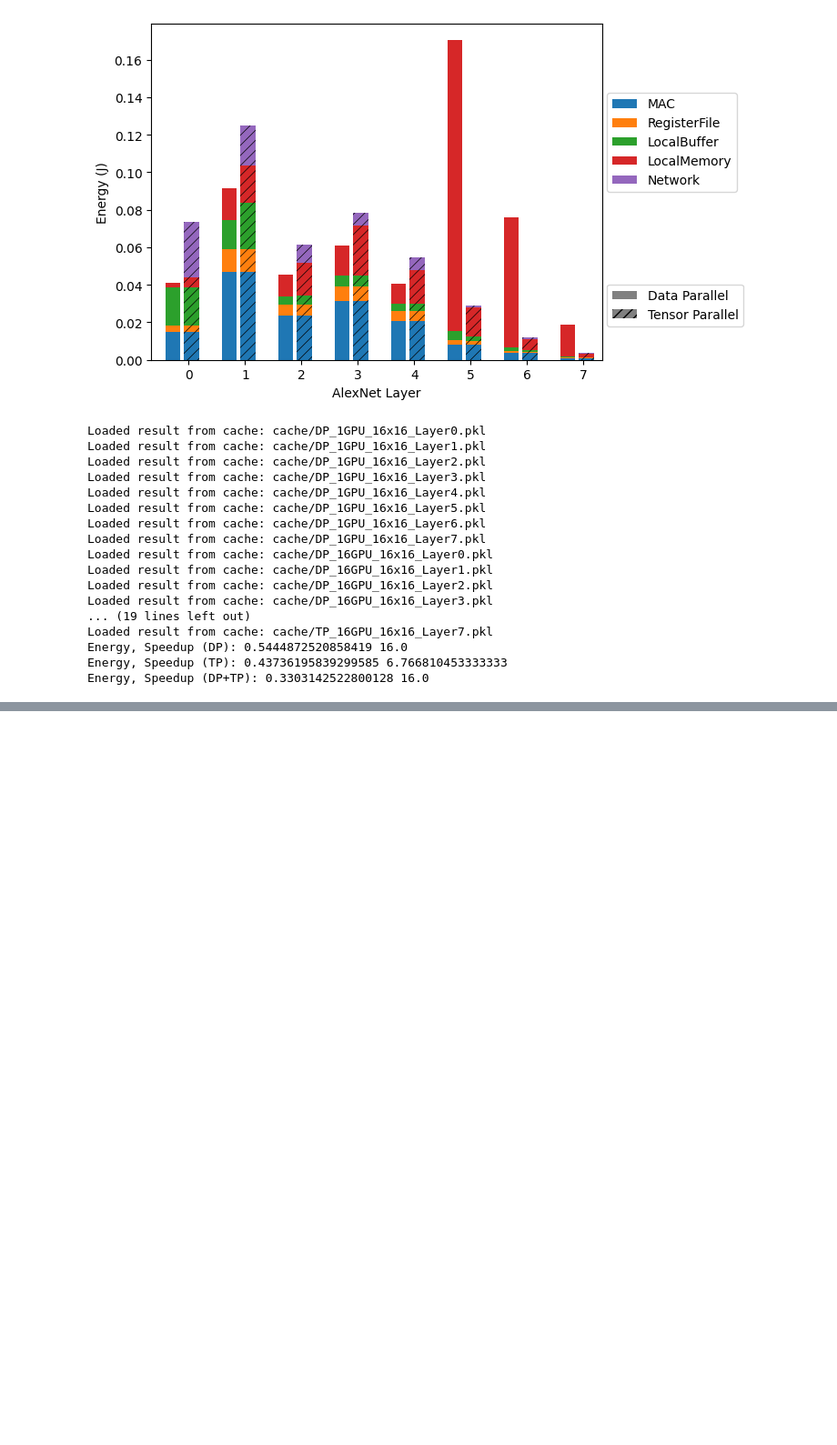
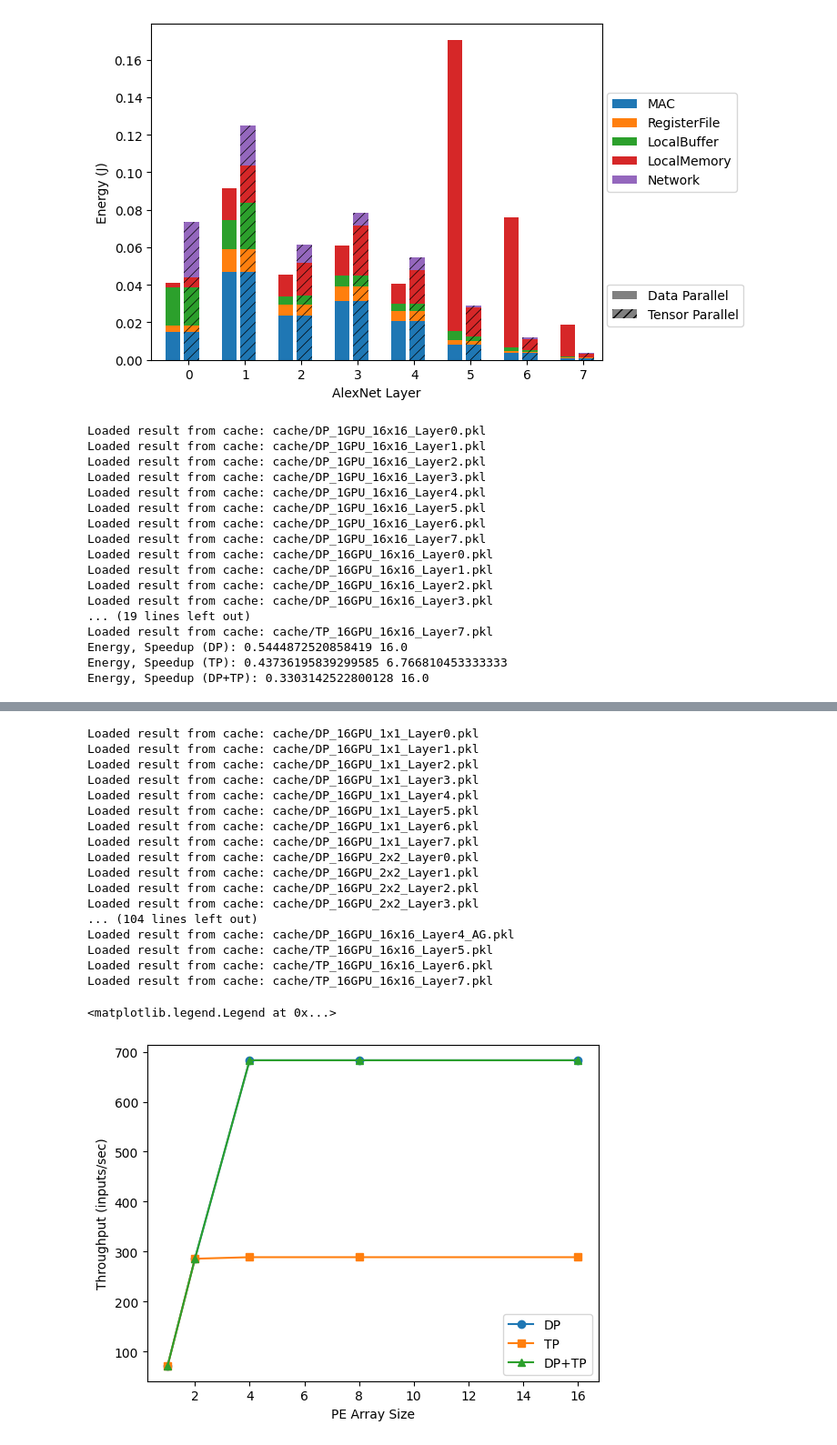
Before and after one commit to jennyli12/65930-final-project, a Jupyter notebook: workspace/project/project.ipynb, the cells around one changed output, grey strips where cells are left out. Shown at 91% size. Cells and saved outputs as stored; diff of their text form; code cells hidden in the pictures; blank space fills up the shorter version.

```diff
--- a/workspace/project/project.ipynb
+++ b/workspace/project/project.ipynb
@@ -365,0 +414,28 @@ plt.title("AlexNet")
+# %%
+plt.plot(PE_ARRAY_SIZES[:5], [get_dnn_stats_dp(16, pe_array_size)[1] for pe_array_size in PE_ARRAY_SIZES[:5]], marker='o', label="DP")
+plt.plot(PE_ARRAY_SIZES[:5], [get_dnn_stats_tp(16, pe_array_size)[1] for pe_array_size in PE_ARRAY_SIZES[:5]], marker='s', label="TP")
+plt.plot(PE_ARRAY_SIZES[:5], [get_dnn_stats_dp_tp(16, pe_array_size)[1] for pe_array_size in PE_ARRAY_SIZES[:5]], marker='^', label="DP+TP")
+
+plt.xlabel("PE Array Size")
+plt.ylabel("Throughput (inputs/sec)")
+plt.legend()
+# %% [output]
+Loaded result from cache: cache/DP_16GPU_1x1_Layer0.pkl
+Loaded result from cache: cache/DP_16GPU_1x1_Layer1.pkl
+Loaded result from cache: cache/DP_16GPU_1x1_Layer2.pkl
+Loaded result from cache: cache/DP_16GPU_1x1_Layer3.pkl
+Loaded result from cache: cache/DP_16GPU_1x1_Layer4.pkl
+Loaded result from cache: cache/DP_16GPU_1x1_Layer5.pkl
+Loaded result from cache: cache/DP_16GPU_1x1_Layer6.pkl
+Loaded result from cache: cache/DP_16GPU_1x1_Layer7.pkl
+Loaded result from cache: cache/DP_16GPU_2x2_Layer0.pkl
+Loaded result from cache: cache/DP_16GPU_2x2_Layer1.pkl
+Loaded result from cache: cache/DP_16GPU_2x2_Layer2.pkl
+Loaded result from cache: cache/DP_16GPU_2x2_Layer3.pkl
+... (104 lines left out)
+Loaded result from cache: cache/DP_16GPU_16x16_Layer4_AG.pkl
+Loaded result from cache: cache/TP_16GPU_16x16_Layer5.pkl
+Loaded result from cache: cache/TP_16GPU_16x16_Layer6.pkl
+Loaded result from cache: cache/TP_16GPU_16x16_Layer7.pkl
+<matplotlib.legend.Legend at 0x...>
+[figure, added]
```
Also changed, not shown: parts of 4 cells of this notebook.
